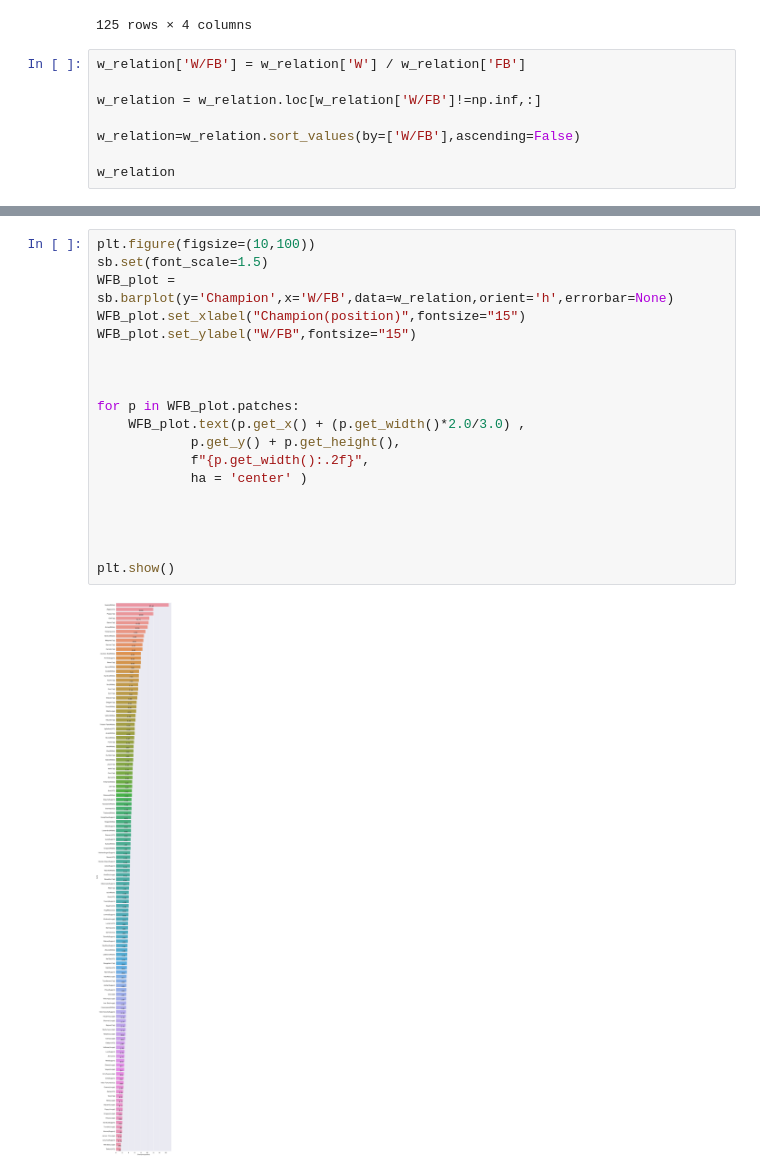
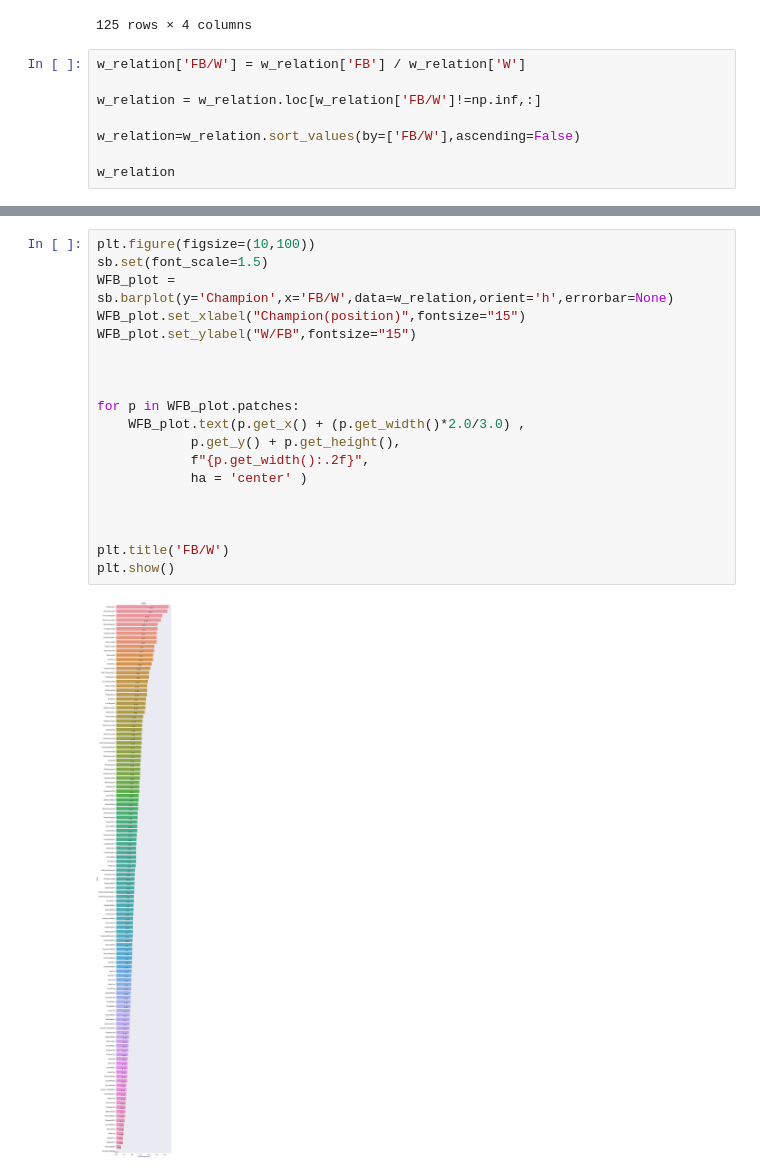
Before and after one commit to minchoCoin/LOL_data_analysis_prj, a Jupyter notebook: esportsDataAnalysis.ipynb, the cells around one changed output, grey strips where cells are left out. Saved outputs shown, nothing was run; the diff lists cells and outputs as text.

```diff
--- a/esportsDataAnalysis.ipynb
+++ b/esportsDataAnalysis.ipynb
@@ -161,11 +162,11 @@ See the caveats in the documentation: https://pandas.pydata.org/pandas-docs/stab
 | 260 | Zoe(Middle) | Middle | 0.45 | 0.08 |
 125 rows × 4 columns
 # %%
-w_relation['W/FB'] = w_relation['W'] / w_relation['FB']
+w_relation['FB/W'] = w_relation['FB'] / w_relation['W']
 
-w_relation = w_relation.loc[w_relation['W/FB']!=np.inf,:]
+w_relation = w_relation.loc[w_relation['FB/W']!=np.inf,:]
 
-w_relation=w_relation.sort_values(by=['W/FB'],ascending=False)
+w_relation=w_relation.sort_values(by=['FB/W'],ascending=False)
 
 w_relation
 # %% [output]
@@ -189,24 +190,24 @@ w_relation['W/FB'].isna().sum()
 # %%
 plt.figure(figsize=(10,100))
 sb.set(font_scale=1.5)
-WFB_plot = sb.barplot(y='Champion',x='W/FB',data=w_relation,orient='h',errorbar=None)
+WFB_plot = sb.barplot(y='Champion',x='FB/W',data=w_relation,orient='h',errorbar=None)
 WFB_plot.set_xlabel("Champion(position)",fontsize="15")
 WFB_plot.set_ylabel("W/FB",fontsize="15")
 
 
 
 for p in WFB_plot.patches:
     WFB_plot.text(p.get_x() + (p.get_width()*2.0/3.0) ,
             p.get_y() + p.get_height(),
             f"{p.get_width():.2f}",
             ha = 'center' )
 
 
 
-
+plt.title('FB/W')
 plt.show()
 # %% [output]
-[figure, old version]
+[figure, new version]
 # %%
 sb.regplot(data=w_relation,x='FB',y='W')
 # %% [output]
```
Also changed, not shown: parts of 14 cells of this notebook, 2 other files.
